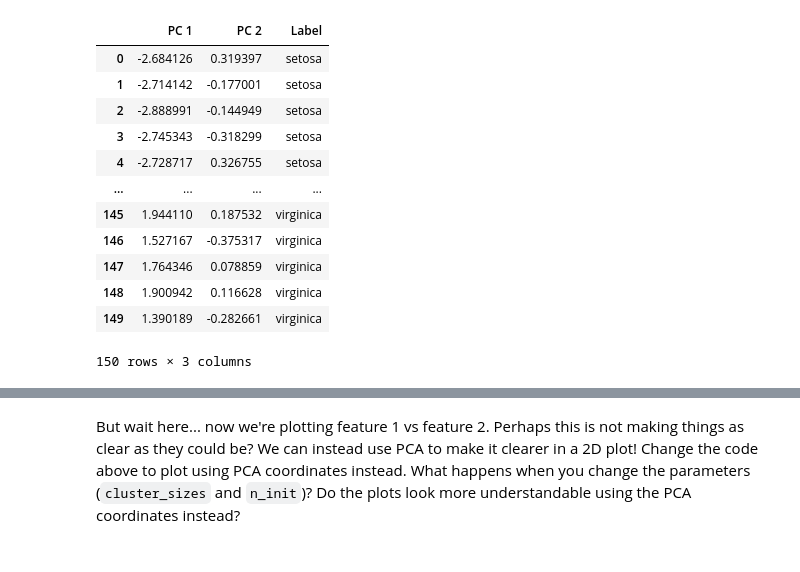
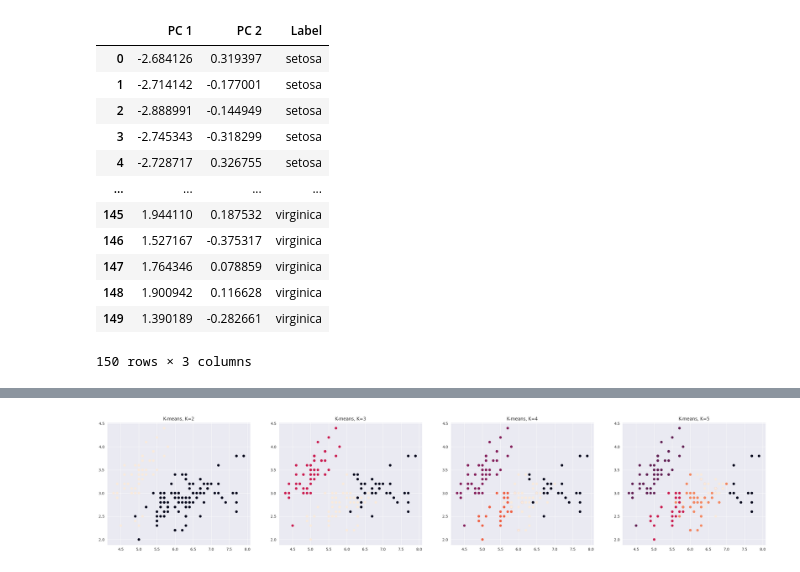
Before and after one commit to CDDLeiden/ULLA2023-Leiden, a Jupyter notebook: practicals/01_plotting_unsupervised/unsupervised.ipynb, the cells around one changed output, grey strips where cells are left out. Saved outputs shown, nothing was run; the diff lists cells and outputs as text; code cells hidden in the pictures.

```diff
--- a/practicals/01_plotting_unsupervised/unsupervised.ipynb
+++ b/practicals/01_plotting_unsupervised/unsupervised.ipynb
@@ -312,17 +317,18 @@ Here you will try K-means clustering implemented in the scikit-learn function [K
 # %%
+from sklearn.cluster import KMeans
+
 # Performs clustering and plots the result
-def plot_clusters(cluster_sizes, n_init = 1, feat_X = X):
-    fig, axes = plt.subplots(1,len(cluster_sizes),figsize=(8*len(cluster_sizes), 6))
-    for i, n_clust in enumerate(cluster_sizes):
-        cluster_predictions = KMeans(n_clusters=n_clust, n_init=1, random_state = seed).fit_predict(feat_X)
+def plot_clusters(K, feat_X = X, n_init = 1, seed = 42):
+    fig, axes = plt.subplots(1,len(K),figsize=(8*len(K), 6))
+    for i, k in enumerate(K):
+        cluster_predictions = KMeans(n_clusters=k, n_init=n_init, random_state = seed).fit_predict(feat_X)
         ax = axes[i]
         ax.scatter(feat_X[:,0],feat_X[:,1],c=cluster_predictions)
-        ax.set_title("K-means, n_clusters={0}".format(n_clust))
+        ax.set_title("K-means, K={0}".format(k))
 # %%
 # Parameters that can be changed
-cluster_sizes = [2, 3, 4, 5]
-n_init = 1
+Ks = [2, 3, 4, 5]
 
-plot_clusters(cluster_sizes, n_init=n_init, feat_X = X)
+plot_clusters(Ks, feat_X = X, seed=seed)
+# %% [output]
+[figure, added]
-# %% [markdown]
-But wait here... now we're plotting feature 1 vs feature 2. Perhaps this is not making things as clear as they could be? We can instead use PCA to make it clearer in a 2D plot! Change the code above to plot using PCA coordinates instead. What happens when you change the parameters (`cluster_sizes` and `n_init`)? Do the plots look more understandable using the PCA coordinates instead?
```
Also changed, not shown: parts of 20 cells of this notebook.
